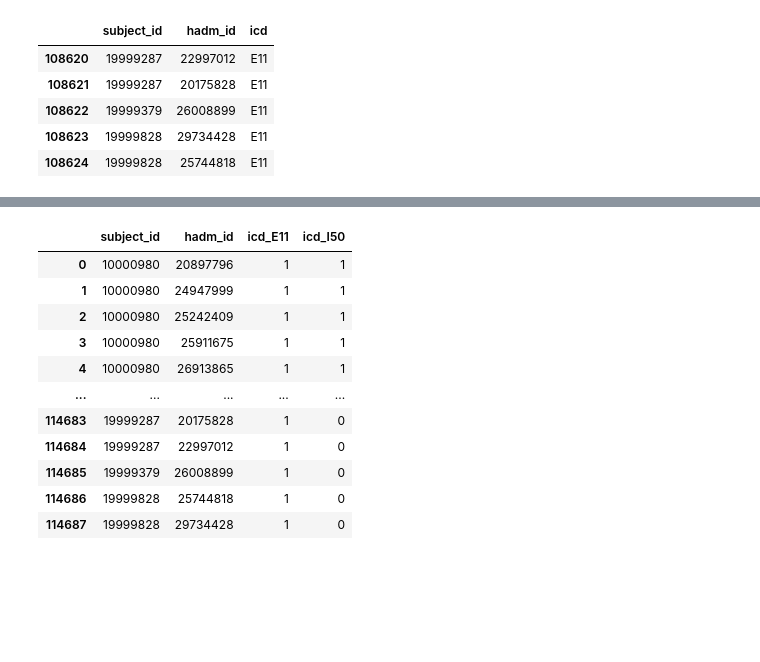
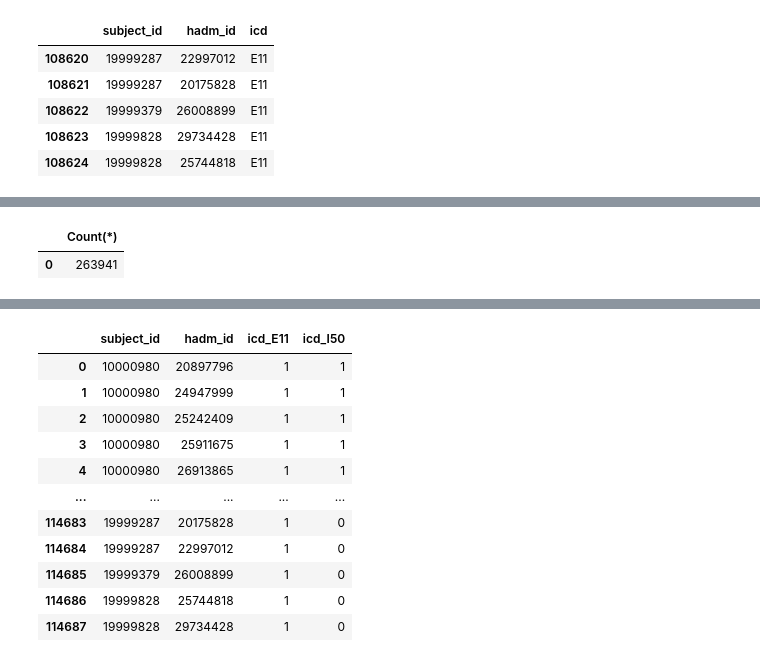
Before and after one commit to smitamisra/EHR_exploration, a Jupyter notebook: notebooks/text_db_creation.ipynb, the cells around one changed output, grey strips where cells are left out. Drawn from its saved outputs; the diff is of its cells as text; code cells hidden in the pictures; blank space fills up the shorter version.

Commit message:
ictarget added in db

```diff
--- a/notebooks/text_db_creation.ipynb
+++ b/notebooks/text_db_creation.ipynb
@@ -682,0 +677,11 @@ text_sqlite
+# %%
+#checking the tables in the sqlite_db
+
+db = sqlite3.connect('../data/ehr.sqlite')
+db.execute("""SELECT
+    name
+FROM
+    sqlite_schema
+WHERE
+    type ='table' AND
+    name NOT LIKE 'sqlite_%';""").fetchall()
@@ -989,0 +999,12 @@ df_text_ic.to_csv('../data/df_text_ic.csv')
+# %%
+query = """
+SELECT Count(*)
+FROM ictarget;
+"""
+
+with sqlite3.connect('../data/ehr.sqlite') as db:
+    text_sqlite = pd.read_sql(query, db)
+text_sqlite
+# %% [output]
+|  | Count(*) |
+| 0 | 263941 |
```
Also changed, not shown: parts of 34 cells of this notebook.
